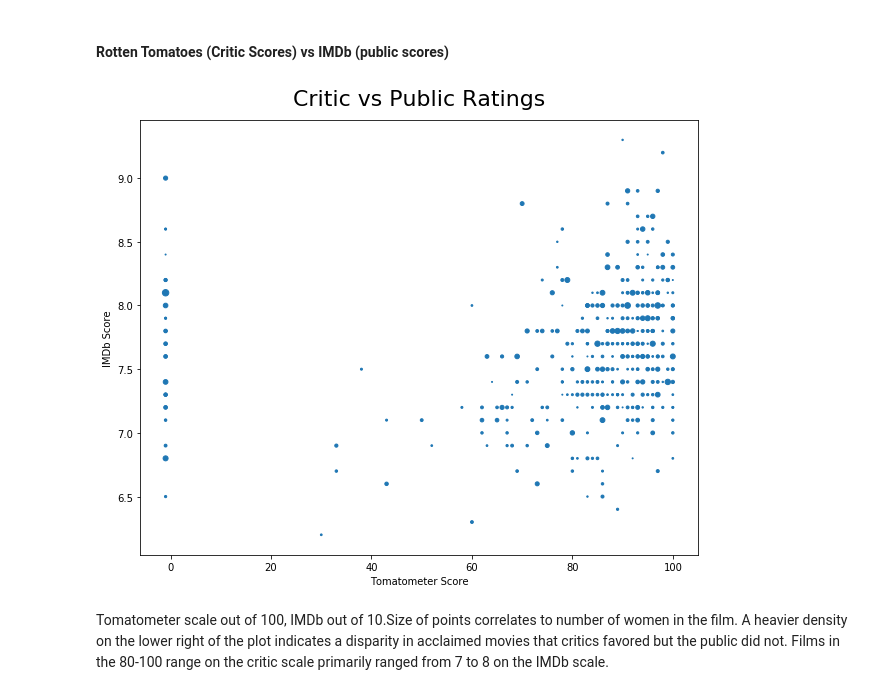
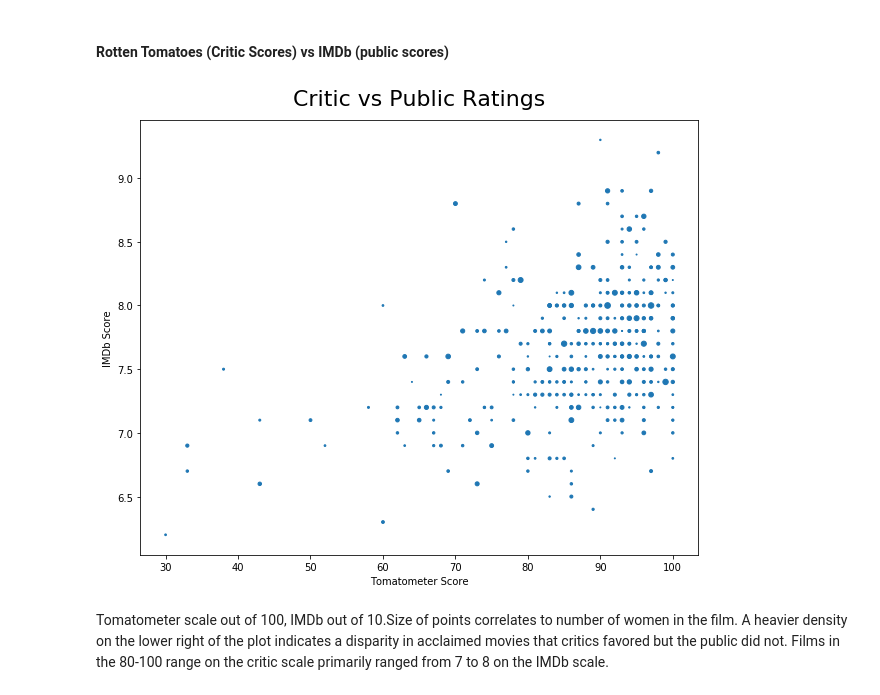
Before and after one commit to maitreyirajaram/oscar-awards-analysis, a Jupyter notebook: MovieReport.ipynb, the cells around one changed output. Saved outputs shown, nothing was run; the diff lists cells and outputs as text; code cells hidden in the pictures.

```diff
--- a/MovieReport.ipynb
+++ b/MovieReport.ipynb
@@ -455,13 +484,15 @@ Women may have been plentiful in Hollywood, but in this appalling representation
 #### Rotten Tomatoes (Critic Scores) vs IMDb (public scores)
 # %%
 plt.figure(figsize=(10,8))
-plt.scatter(movies['Tomatometer'], movies['IMDb Rating'], s=movies['no_of_females'])
+#remove -1s from set
+temp_set = movies[movies['Tomatometer']!= -1]
+plt.scatter(temp_set['Tomatometer'], temp_set['IMDb Rating'], s=temp_set['no_of_females'])
 #styling
 plt.xlabel("Tomatometer Score")
 plt.ylabel("IMDb Score")
 plt.title("Critic vs Public Ratings", y=1.02, fontsize=22);
 # %% [output]
-[figure, old version]
+[figure, new version]
 # %% [markdown]
 Tomatometer scale out of 100, IMDb out of 10.Size of points correlates to number of women in the film. A heavier density on the lower right of the plot indicates a disparity in acclaimed movies that critics favored but the public did not. Films in the 80-100 range on the critic scale primarily ranged from 7 to 8 on the IMDb scale.
 # %% [markdown]
```
Also changed, not shown: parts of 9 cells of this notebook.
